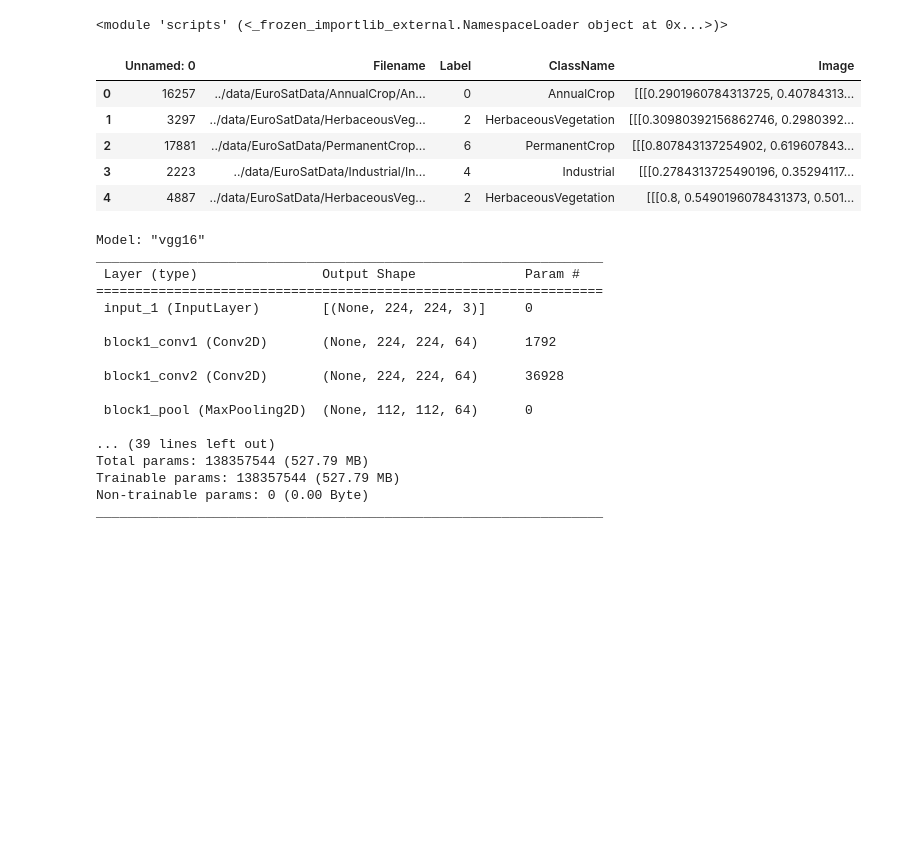
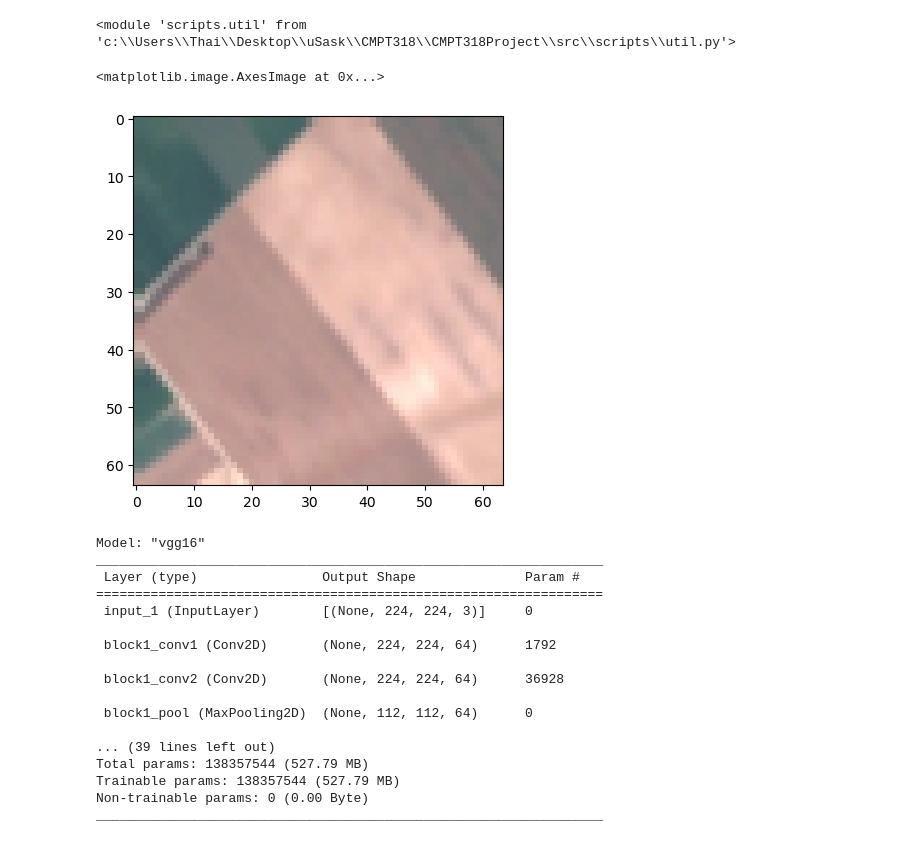
Before and after one commit to thaiVL/land-classification, a Jupyter notebook: src/VGG16_Model.ipynb, the cells around one changed output. Cells and saved outputs as stored; diff of their text form; code cells hidden in the pictures; blank space fills up the shorter version.

Commit message:
WIP Working on training model, need to freeze the CNN layers and configure the dense layers

```diff
--- a/src/VGG16_Model.ipynb
+++ b/src/VGG16_Model.ipynb
@@ -1,13 +1,14 @@
 # %%
 import tensorflow as tf
 import pandas as pd
+import matplotlib.pyplot as plt
 
 import sys, importlib
 from scripts.classes import Label, Sample
 import scripts.util as util
-importlib.reload(sys.modules['scripts'])
+importlib.reload(sys.modules['scripts.util'])
 # %% [output]
-<module 'scripts' (<_frozen_importlib_external.NamespaceLoader object at 0x...>)>
+<module 'scripts.util' from 'c:\\Users\\Thai\\Desktop\\uSask\\CMPT318\\CMPT318Project\\src\\scripts\\util.py'>
 # %%
 # Get data
 # x_train will be the image itself
@@ -29,15 +30,15 @@ validation_df["Filename"] = "../data/EuroSatData/" + validation_df["Filename"].a
 train_df["Image"] = train_df["Filename"].apply(util.read_img)
 test_df["Image"] = test_df["Filename"].apply(util.read_img)
 validation_df["Image"] = validation_df["Filename"].apply(util.read_img)
-# %%
-train_df.head()
-# %% [output]
-|  | Unnamed: 0 | Filename | Label | ClassName | Image |
-| 0 | 16257 | ../data/EuroSatData/AnnualCrop/An... | 0 | AnnualCrop | [[[0.2901960784313725, 0.40784313... |
-| 1 | 3297 | ../data/EuroSatData/HerbaceousVeg... | 2 | HerbaceousVegetation | [[[0.30980392156862746, 0.2980392... |
-| 2 | 17881 | ../data/EuroSatData/PermanentCrop... | 6 | PermanentCrop | [[[0.807843137254902, 0.619607843... |
-| 3 | 2223 | ../data/EuroSatData/Industrial/In... | 4 | Industrial | [[[0.2784313725490196, 0.35294117... |
-| 4 | 4887 | ../data/EuroSatData/HerbaceousVeg... | 2 | HerbaceousVegetation | [[[0.8, 0.5490196078431373, 0.501... |
+# %%
+x_train, y_train = train_df["Image"], train_df["Label"]
+x_test, y_test = test_df["Image"], test_df["Label"]
+x_validation, y_validation = validation_df["Image"], validation_df["Label"]
+# %%
+x_train[0]
+# %% [output]
+<matplotlib.image.AxesImage at 0x...>
+[figure, added]
 # %%
 pretrained_vgg16 = tf.keras.applications.vgg16.VGG16()
 # %%
```
Also changed, not shown: 1 other file.
